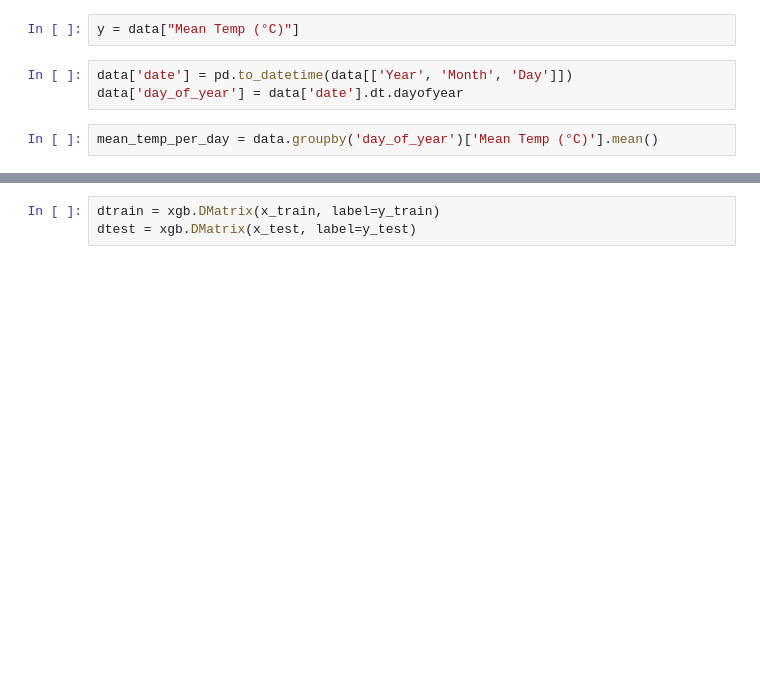
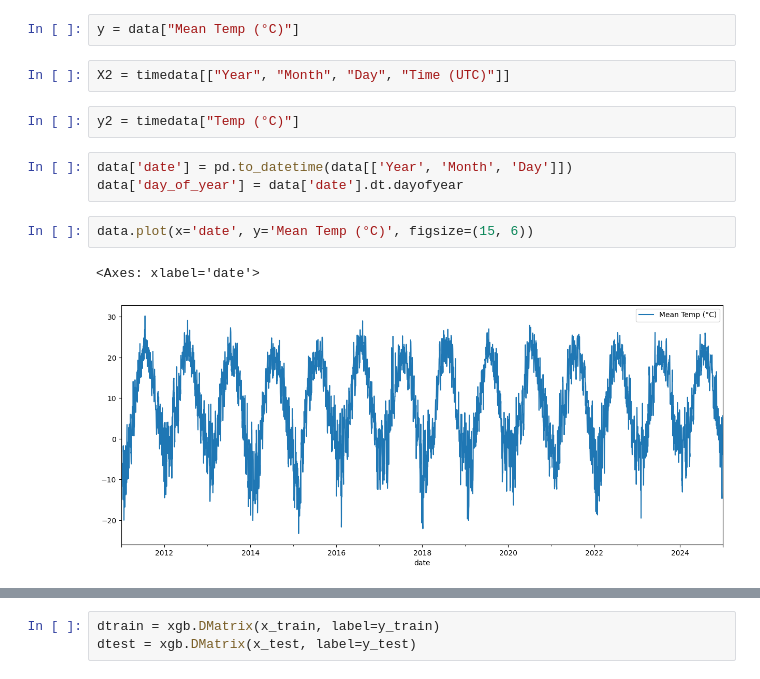
Before and after one commit to Sxres/temperature_predictor_app, a Jupyter notebook: model/training.ipynb, the cells around one changed output, grey strips where cells are left out. Saved outputs shown, nothing was run; the diff lists cells and outputs as text; blank space fills up the shorter version.

```diff
--- a/model/training.ipynb
+++ b/model/training.ipynb
@@ -36,11 +62,18 @@ dtype: int64
 X = data[["Year", "Month", "Day"]]
 # %%
 y = data["Mean Temp (°C)"]
+# %%
+X2 = timedata[["Year", "Month", "Day", "Time (UTC)"]]
+# %%
+y2 = timedata["Temp (°C)"]
 # %%
 data['date'] = pd.to_datetime(data[['Year', 'Month', 'Day']])
 data['day_of_year'] = data['date'].dt.dayofyear
-# %%
-mean_temp_per_day = data.groupby('day_of_year')['Mean Temp (°C)'].mean()
+# %%
+data.plot(x='date', y='Mean Temp (°C)', figsize=(15, 6))
+# %% [output]
+<Axes: xlabel='date'>
+[figure, added]
 # %%
 plt.figure(figsize=(10, 6))
 for year in data['Year'].unique():
```
Also changed, not shown: parts of 43 cells of this notebook, 46 other files.
